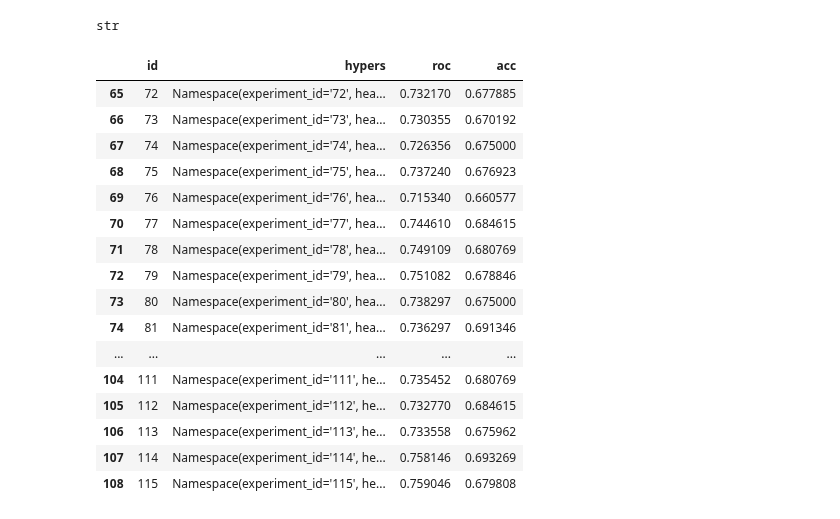
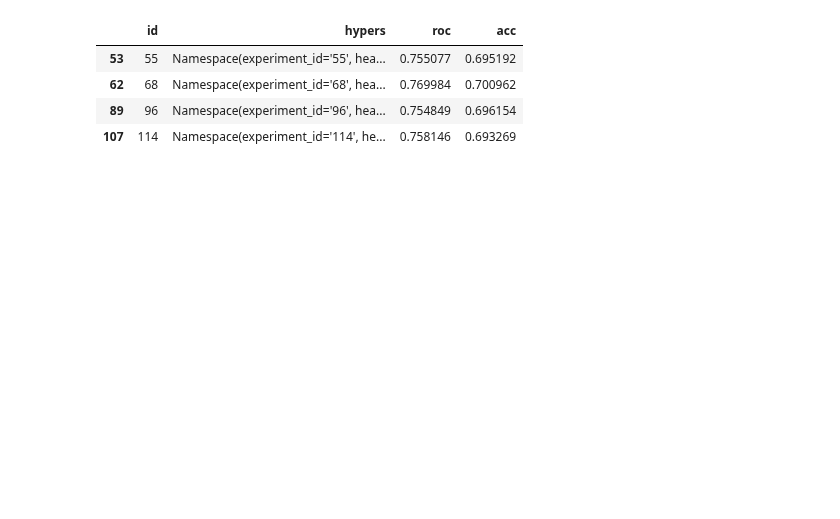
Before and after one commit to slawekslex/dl_experiments, a Jupyter notebook: Hateful/VisResults.ipynb, the cells around one changed output. Saved outputs shown, nothing was run; the diff lists cells and outputs as text; code cells hidden in the pictures; blank space fills up the shorter version.

```diff
--- a/Hateful/VisResults.ipynb
+++ b/Hateful/VisResults.ipynb
@@ -2,33 +2,17 @@
 import pandas as pd
 from argparse import Namespace
 import matplotlib.pyplot as plt
-# %%
-type('abc')
-# %% [output]
-str
 # %%
 res =pd.read_csv('exp_results.csv')
 # %%
-res=res[65:]
+res=res[res.roc>.75 ][res.acc>.69]
 res
 # %% [output]
 |  | id | hypers | roc | acc |
-| 65 | 72 | Namespace(experiment_id='72', hea... | 0.732170 | 0.677885 |
-| 66 | 73 | Namespace(experiment_id='73', hea... | 0.730355 | 0.670192 |
-| 67 | 74 | Namespace(experiment_id='74', hea... | 0.726356 | 0.675000 |
-| 68 | 75 | Namespace(experiment_id='75', hea... | 0.737240 | 0.676923 |
-| 69 | 76 | Namespace(experiment_id='76', hea... | 0.715340 | 0.660577 |
-| 70 | 77 | Namespace(experiment_id='77', hea... | 0.744610 | 0.684615 |
-| 71 | 78 | Namespace(experiment_id='78', hea... | 0.749109 | 0.680769 |
-| 72 | 79 | Namespace(experiment_id='79', hea... | 0.751082 | 0.678846 |
-| 73 | 80 | Namespace(experiment_id='80', hea... | 0.738297 | 0.675000 |
-| 74 | 81 | Namespace(experiment_id='81', hea... | 0.736297 | 0.691346 |
-| ... | ... | ... | ... | ... |
-| 104 | 111 | Namespace(experiment_id='111', he... | 0.735452 | 0.680769 |
-| 105 | 112 | Namespace(experiment_id='112', he... | 0.732770 | 0.684615 |
-| 106 | 113 | Namespace(experiment_id='113', he... | 0.733558 | 0.675962 |
+| 53 | 55 | Namespace(experiment_id='55', hea... | 0.755077 | 0.695192 |
+| 62 | 68 | Namespace(experiment_id='68', hea... | 0.769984 | 0.700962 |
+| 89 | 96 | Namespace(experiment_id='96', hea... | 0.754849 | 0.696154 |
 | 107 | 114 | Namespace(experiment_id='114', he... | 0.758146 | 0.693269 |
-| 108 | 115 | Namespace(experiment_id='115', he... | 0.759046 | 0.679808 |
 # %%
 #vars(eval(res.iloc[62].hypers))
 # %%
```
Also changed, not shown: parts of 2 cells of this notebook, 4 other files.
